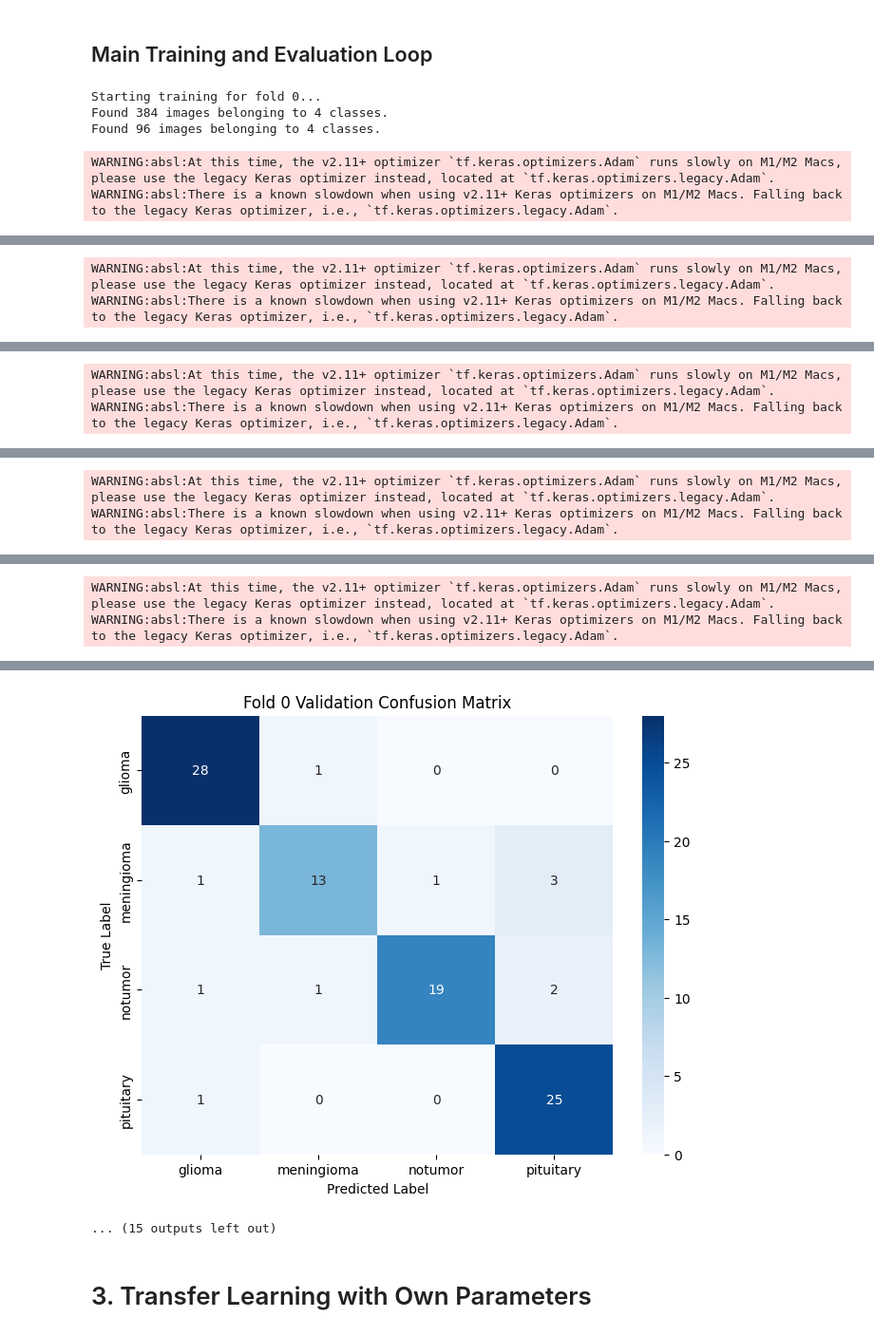
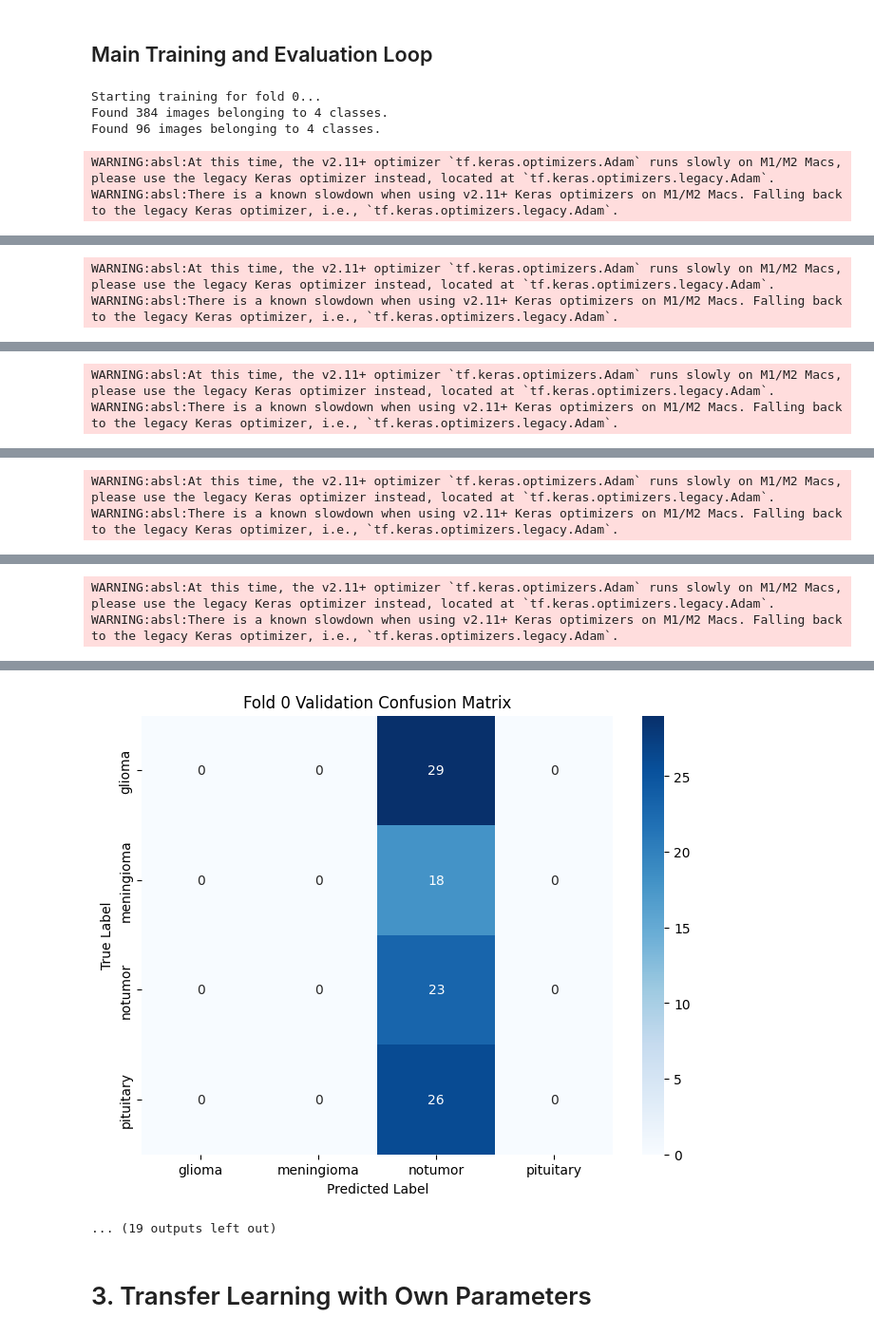
Before and after one commit to XJ-UoG/CSC3009MLMRI, a Jupyter notebook: MobileNetV2.ipynb, the cells around one changed output, grey strips where cells are left out. Shown at 95% size. Drawn from its saved outputs; the diff is of its cells as text; code cells hidden in the pictures.

```diff
--- a/MobileNetV2.ipynb
+++ b/MobileNetV2.ipynb
@@ -372,8 +347,8 @@ def get_mobilenetv2_model(num_classes):
     base_model = MobileNetV2(weights=None, include_top=False, input_shape=(224, 224, 3))
 
     # Unfreeze the last few layers for fine-tuning
-    for layer in base_model.layers[-20:]:
-        layer.trainable = True
+    for layer in base_model.layers:
+        layer.trainable = False
 
     # Add custom classification layers
     x = base_model.output
@@ -440,6 +415,7 @@ all_val_losses = []
 all_train_accuracies = []
 all_val_accuracies = []
 fold_accuracies = []
+models = []
 
 for fold in range(5):
     print(f'Starting training for fold {fold}...')
@@ -469,11 +445,7 @@ for fold in range(5):
 
     # Train and evaluate the model
     model, history = train_model(model, train_generator, val_generator, num_epochs=10, patience=3)
-
-    # Save the model for this fold
-    #model_path = f'mobilenetv2_fold_{fold}.h5'
-    #model.save(model_path)
-    #print(f'Model for fold {fold} saved at {model_path}')
+    models.append(model)  # Save the model in the list for further evaluation
 
     # Collecting results for plotting
     all_train_losses.append(history.history['loss'])
@@ -489,9 +461,7 @@ for fold in range(5):
 
 # Detailed Evaluation for Each Fold
 for fold in range(5):
-    print(f'Loading model for fold {fold}...')
-    model_path = f'mobilenetv2_fold_{fold}.h5'
-    model = tf.keras.models.load_model(model_path)
+    model = models[fold]  # Load the model from the list
 
     val_dir = os.path.join(base_dir, f'fold_{fold}', 'val')
     val_generator = val_datagen.flow_from_directory(
@@ -669,5 +638,5 @@ Fold 0 - ROC-AUC for class pituitary: 0.9736
-[figure, old version]
+[figure, new version]
-... (15 outputs left out)
+... (19 outputs left out)
 # %% [markdown]
 # 3. Transfer Learning with Own Parameters
 # %% [markdown]
```
Also changed, not shown: parts of 4 cells of this notebook.
